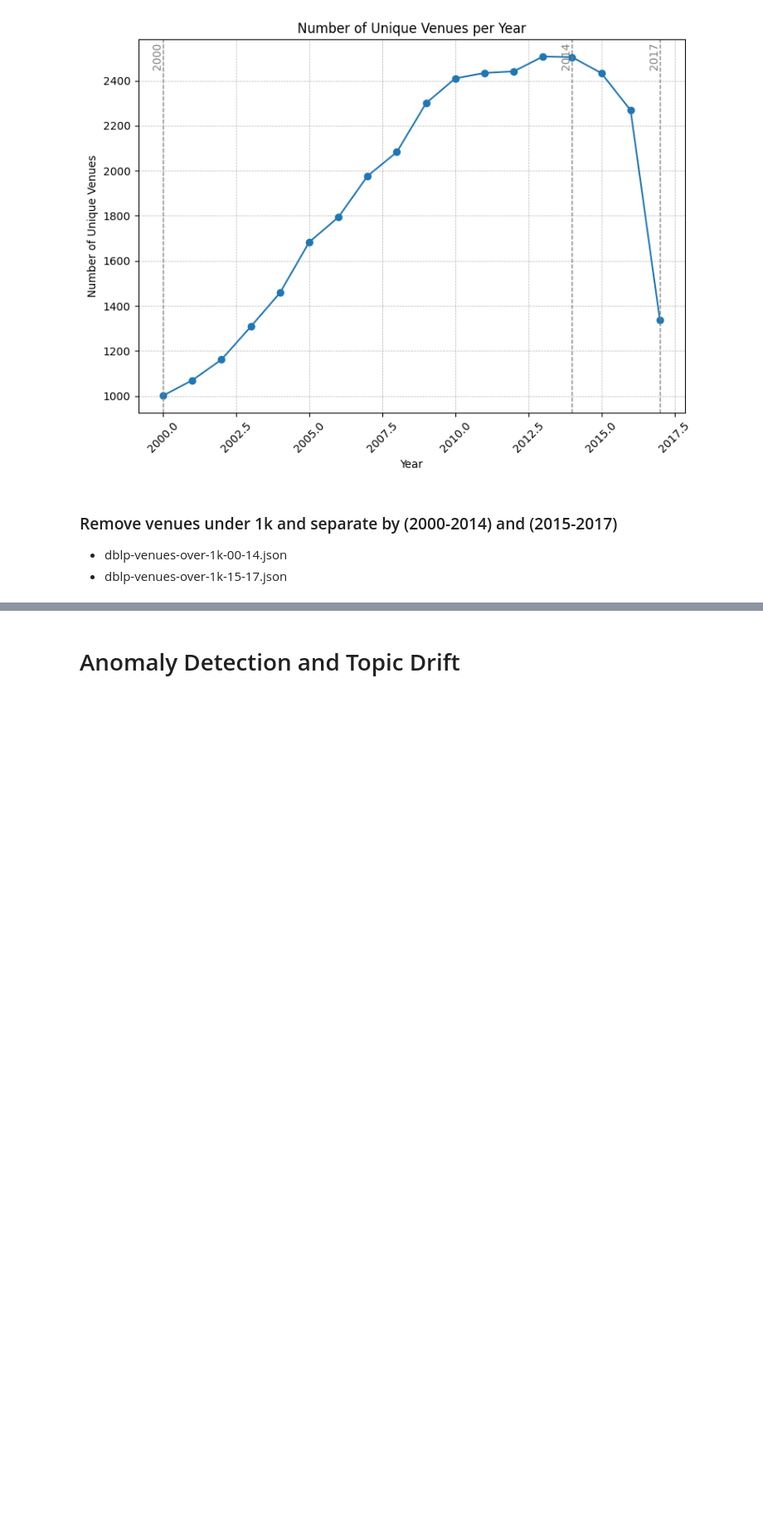
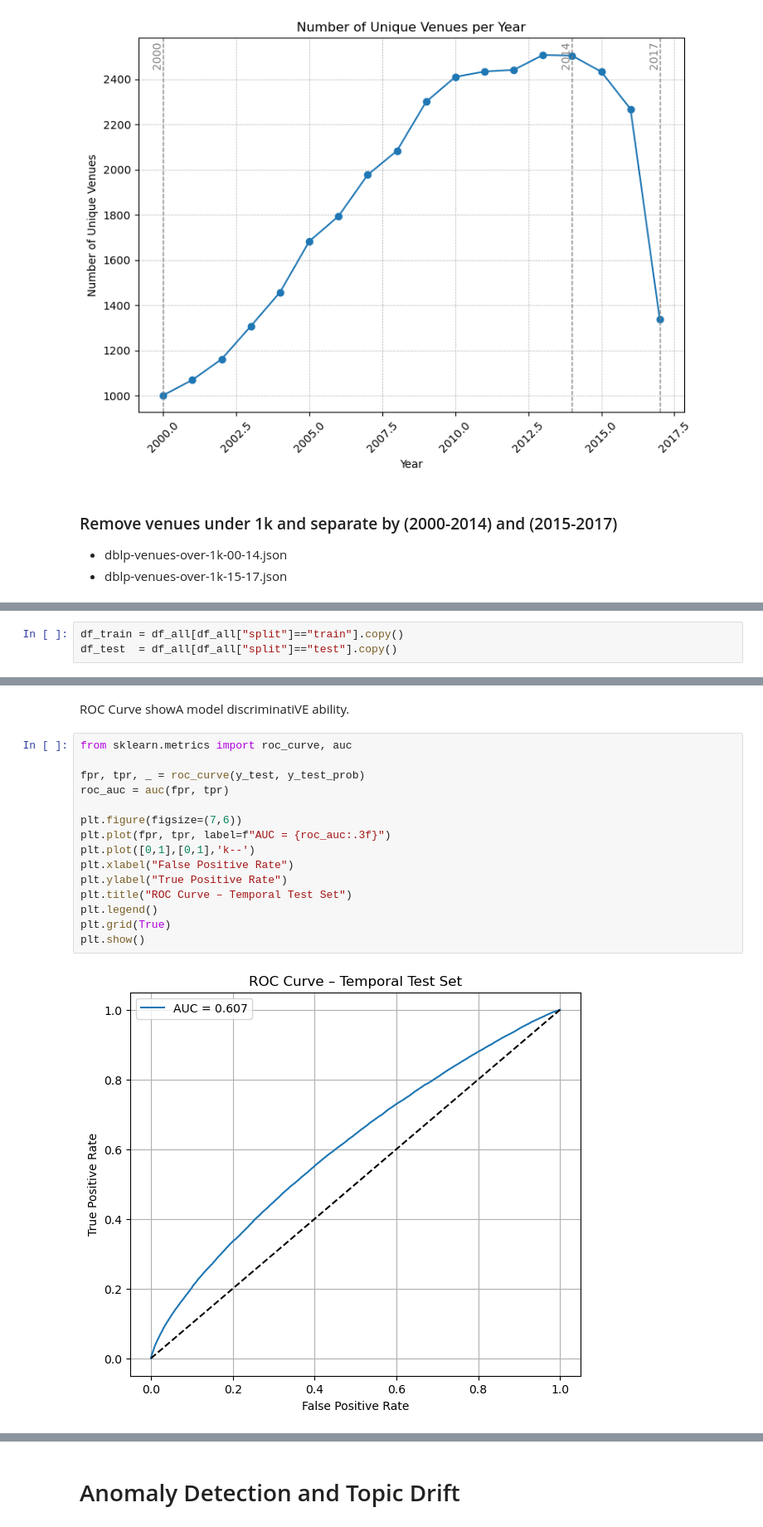
Before and after one commit to spengjohn/DS1-Group-Project, a Jupyter notebook: GroupProject.ipynb, the cells around one changed output, grey strips where cells are left out. Shown: that part at 83% size. Saved outputs shown, nothing was run; the diff lists cells and outputs as text; blank space fills up the shorter version.

```diff
--- a/GroupProject.ipynb
+++ b/GroupProject.ipynb
@@ -557,0 +662,3 @@ Done.
+# %%
+df_train = df_all[df_all["split"]=="train"].copy()
+df_test  = df_all[df_all["split"]=="test"].copy()
@@ -557,0 +767,19 @@ Done.
+# %% [markdown]
+ROC Curve showA model discriminatiVE ability.
+# %%
+from sklearn.metrics import roc_curve, auc
+
+fpr, tpr, _ = roc_curve(y_test, y_test_prob)
+roc_auc = auc(fpr, tpr)
+
+plt.figure(figsize=(7,6))
+plt.plot(fpr, tpr, label=f"AUC = {roc_auc:.3f}")
+plt.plot([0,1],[0,1],'k--')
+plt.xlabel("False Positive Rate")
+plt.ylabel("True Positive Rate")
+plt.title("ROC Curve – Temporal Test Set")
+plt.legend()
+plt.grid(True)
+plt.show()
+# %% [output]
+[figure, added]
```
Also changed, not shown: parts of 32 cells of this notebook.
